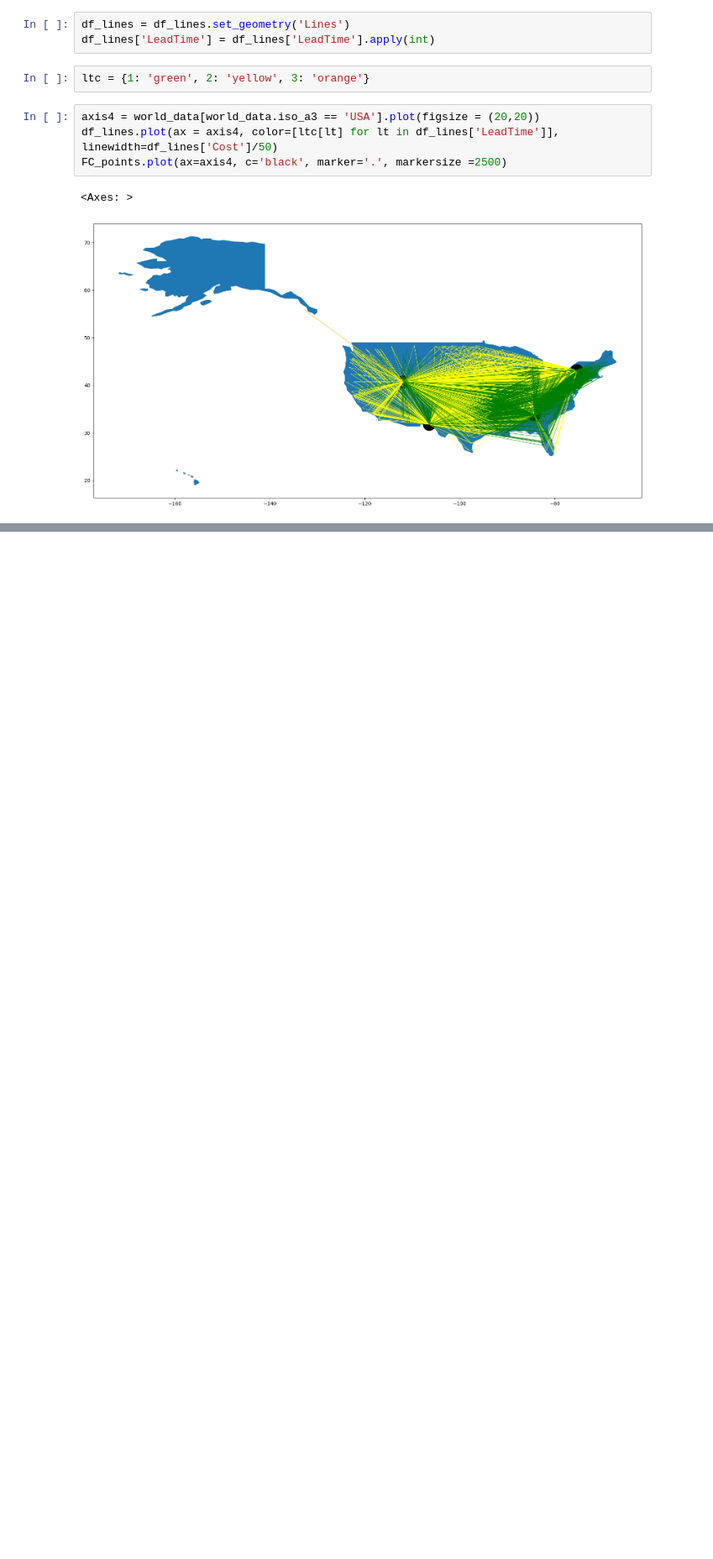
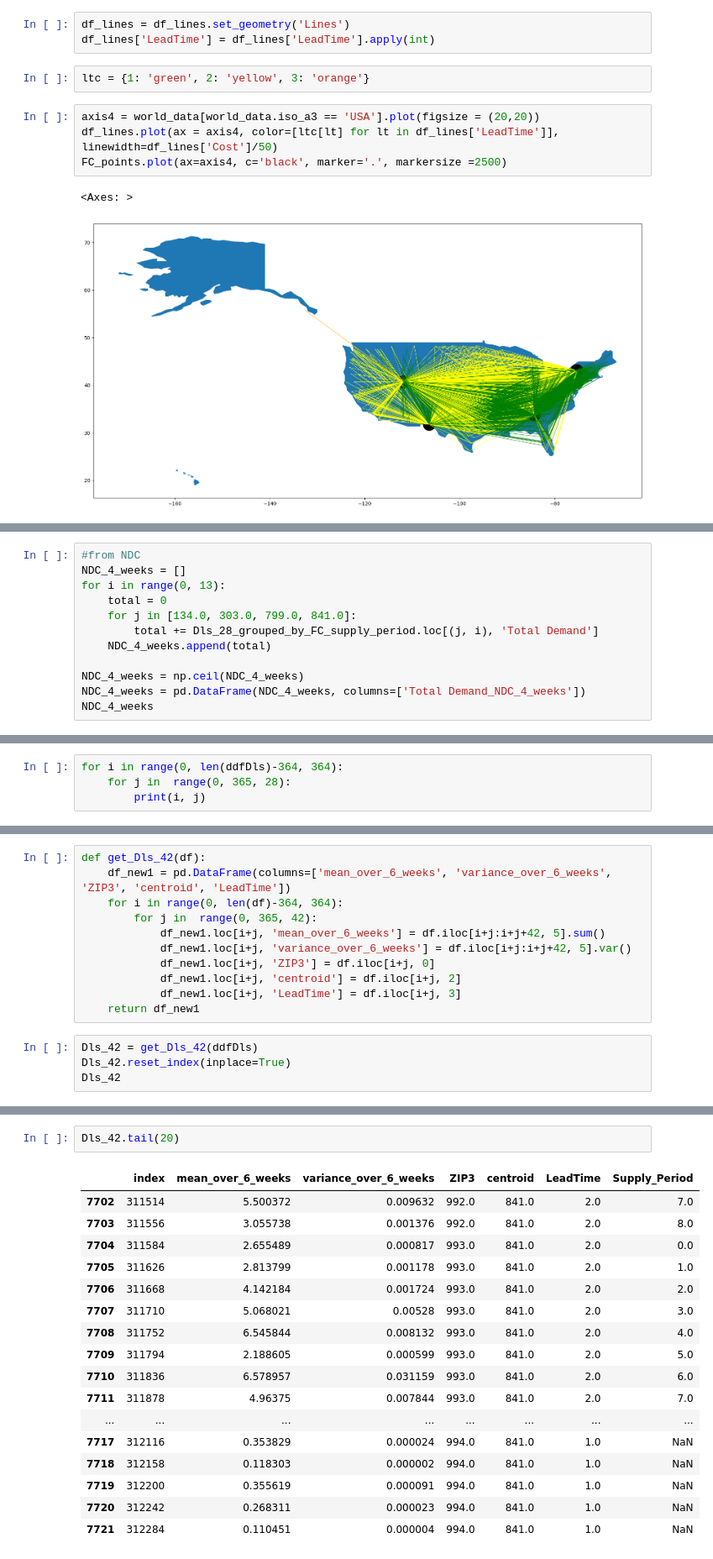
Before and after one commit to ArnavKetkar/ISYE6202-Casework-1-Task-2, a Jupyter notebook: Casework-1.ipynb, the cells around one changed output, grey strips where cells are left out. Shown at 84% size. Saved outputs shown, nothing was run; the diff lists cells and outputs as text; blank space fills up the shorter version.

```diff
--- a/Casework-1.ipynb
+++ b/Casework-1.ipynb
@@ -375,0 +1179,12 @@ FC_points.plot(ax=axis4, c='black', marker='.', markersize =2500)
+# %%
+#from NDC
+NDC_4_weeks = []
+for i in range(0, 13):
+    total = 0
+    for j in [134.0, 303.0, 799.0, 841.0]:
+        total += Dls_28_grouped_by_FC_supply_period.loc[(j, i), 'Total Demand']
+    NDC_4_weeks.append(total)
+
+NDC_4_weeks = np.ceil(NDC_4_weeks)
+NDC_4_weeks = pd.DataFrame(NDC_4_weeks, columns=['Total Demand_NDC_4_weeks'])
+NDC_4_weeks
@@ -375,0 +1208,4 @@ FC_points.plot(ax=axis4, c='black', marker='.', markersize =2500)
+# %%
+for i in range(0, len(ddfDls)-364, 364):
+    for j in  range(0, 365, 28):
+        print(i, j)
@@ -375,0 +1301,15 @@ FC_points.plot(ax=axis4, c='black', marker='.', markersize =2500)
+# %%
+def get_Dls_42(df):
+    df_new1 = pd.DataFrame(columns=['mean_over_6_weeks', 'variance_over_6_weeks', 'ZIP3', 'centroid', 'LeadTime'])
+    for i in range(0, len(df)-364, 364):
+        for j in  range(0, 365, 42):
+            df_new1.loc[i+j, 'mean_over_6_weeks'] = df.iloc[i+j:i+j+42, 5].sum()
+            df_new1.loc[i+j, 'variance_over_6_weeks'] = df.iloc[i+j:i+j+42, 5].var()
+            df_new1.loc[i+j, 'ZIP3'] = df.iloc[i+j, 0]
+            df_new1.loc[i+j, 'centroid'] = df.iloc[i+j, 2]
+            df_new1.loc[i+j, 'LeadTime'] = df.iloc[i+j, 3]
+    return df_new1
+# %%
+Dls_42 = get_Dls_42(ddfDls)
+Dls_42.reset_index(inplace=True)
+Dls_42
@@ -375,0 +1375,20 @@ FC_points.plot(ax=axis4, c='black', marker='.', markersize =2500)
+# %%
+Dls_42.tail(20)
+# %% [output]
+|  | index | mean_over_6_weeks | variance_over_6_weeks | ZIP3 | centroid | LeadTime | Supply_Period |
+| 7702 | 311514 | 5.500372 | 0.009632 | 992.0 | 841.0 | 2.0 | 7.0 |
+| 7703 | 311556 | 3.055738 | 0.001376 | 992.0 | 841.0 | 2.0 | 8.0 |
+| 7704 | 311584 | 2.655489 | 0.000817 | 993.0 | 841.0 | 2.0 | 0.0 |
+| 7705 | 311626 | 2.813799 | 0.001178 | 993.0 | 841.0 | 2.0 | 1.0 |
+| 7706 | 311668 | 4.142184 | 0.001724 | 993.0 | 841.0 | 2.0 | 2.0 |
+| 7707 | 311710 | 5.068021 | 0.00528 | 993.0 | 841.0 | 2.0 | 3.0 |
+| 7708 | 311752 | 6.545844 | 0.008132 | 993.0 | 841.0 | 2.0 | 4.0 |
+| 7709 | 311794 | 2.188605 | 0.000599 | 993.0 | 841.0 | 2.0 | 5.0 |
+| 7710 | 311836 | 6.578957 | 0.031159 | 993.0 | 841.0 | 2.0 | 6.0 |
+| 7711 | 311878 | 4.96375 | 0.007844 | 993.0 | 841.0 | 2.0 | 7.0 |
+| ... | ... | ... | ... | ... | ... | ... | ... |
+| 7717 | 312116 | 0.353829 | 0.000024 | 994.0 | 841.0 | 1.0 | NaN |
+| 7718 | 312158 | 0.118303 | 0.000002 | 994.0 | 841.0 | 1.0 | NaN |
+| 7719 | 312200 | 0.355619 | 0.000091 | 994.0 | 841.0 | 1.0 | NaN |
+| 7720 | 312242 | 0.268311 | 0.000023 | 994.0 | 841.0 | 1.0 | NaN |
+| 7721 | 312284 | 0.110451 | 0.000004 | 994.0 | 841.0 | 1.0 | NaN |
```
Also changed, not shown: parts of 117 cells of this notebook.
